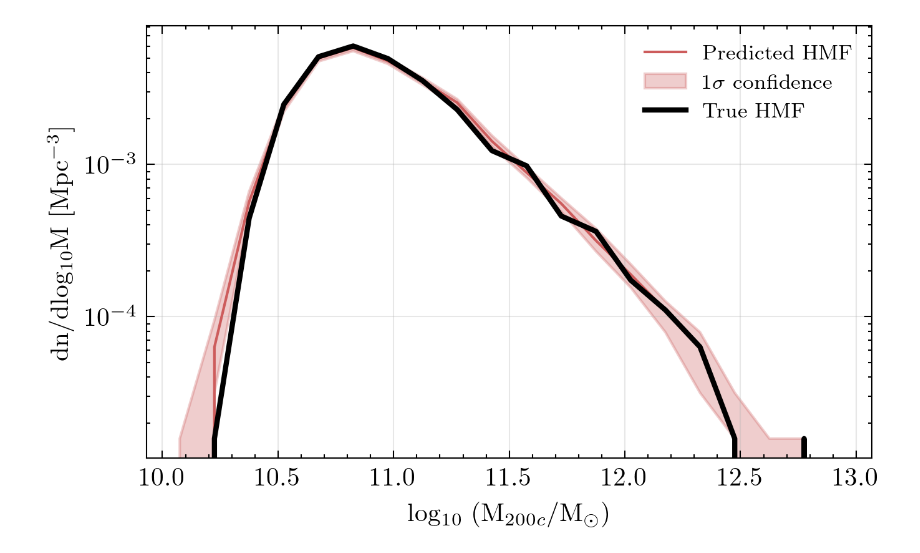
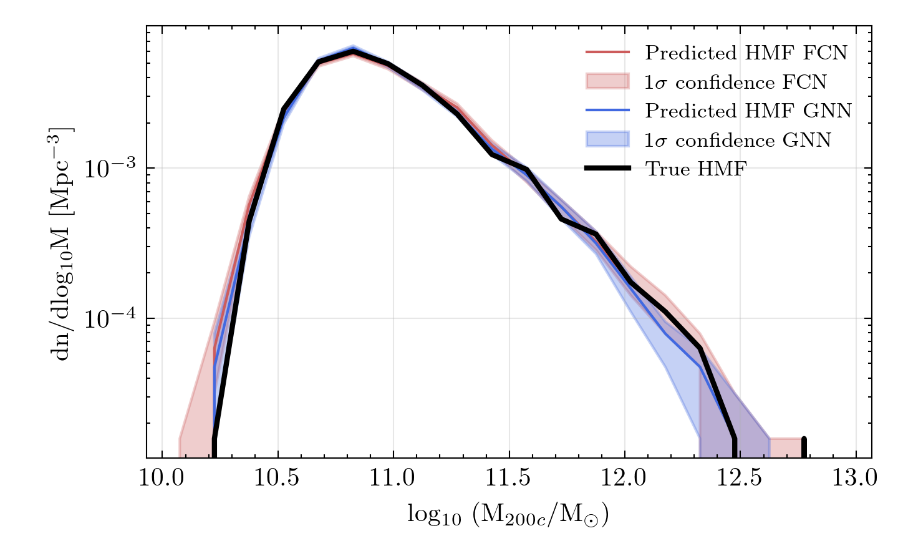
Before and after one commit to lenazami/HaloGNN, a Jupyter notebook: plots.ipynb, the cells around one changed output. Drawn from its saved outputs; the diff is of its cells as text; code cells hidden in the pictures.

```diff
--- a/plots.ipynb
+++ b/plots.ipynb
@@ -138,0 +166,12 @@ ASTRID ASTRID
+# %%
+trained_on = ['TNG', 'ASTRID']
+tested_on = ['TNG', 'ASTRID']
+truths_gnn = {}
+predictions_gnn = {}
+
+for train in trained_on:
+    for  test in tested_on:
+        print(train, test)
+        truths_gnn[f'{train}_{test}'], predictions_gnn[f'{train}_{test}'] = get_gnn_predictions(
+            train, test, z, observable_features_only=False,
+        )
@@ -305,14 +396,21 @@ def compute_hmf_with_uncertainties(
     return bin_centers, true_hmf, pred_hmf, pred_hmf_lower, pred_hmf_upper
 
 def plot_hmf_comparison(bin_centers, true_hmf,
-                       pred_hmf, pred_hmf_lower, pred_hmf_upper):
+                       pred_hmf, pred_hmf_lower, pred_hmf_upper,
+                       pred_hmf_gnn, pred_hmf_lower_gnn, pred_hmf_upper_gnn,
+):
     """Plot comparison between true and predicted HMFs with uncertainties"""
     plt.figure(figsize=(5, 3))
 
 
-    plt.plot(bin_centers, pred_hmf, linestyle='-', color='indianred', label='Predicted HMF')
+    plt.plot(bin_centers, pred_hmf, linestyle='-', color='indianred', label='Predicted HMF FCN')
     plt.fill_between(bin_centers, pred_hmf_lower, pred_hmf_upper,
-                    color='indianred', alpha=0.3, label=r'$1\sigma$ confidence')
+                    color='indianred', alpha=0.3, label=r'$1\sigma$ confidence FCN')
+
+    plt.plot(bin_centers, pred_hmf_gnn, linestyle='-', color='royalblue', label='Predicted HMF GNN')
+    plt.fill_between(bin_centers, pred_hmf_lower_gnn, pred_hmf_upper_gnn,
+                    color='royalblue', alpha=0.3, label=r'$1\sigma$ confidence GNN')
+
 
     plt.plot(bin_centers, true_hmf, color='black', label='True HMF', linewidth=2, linestyle='-')
     plt.yscale('log')
@@ -325,11 +436,13 @@ def plot_hmf_comparison(bin_centers, true_hmf,
 # %%
 
 train_sim = 'TNG'
 volume = boxsizes[train_sim]**3
 true_masses = truths[f'{train_sim}_{train_sim}']
 predicted_mass_samples = predictions[f'{train_sim}_{train_sim}']
+
 results = compute_hmf_with_uncertainties(true_masses, predicted_mass_samples, volume)
-fig = plot_hmf_comparison(*results)
-plt.savefig(f'paper_figures/hmf.pdf')
+results_gnn = compute_hmf_with_uncertainties(truths_gnn[f'{train_sim}_{train_sim}'], predictions_gnn[f'{train_sim}_{train_sim}'], volume)
+fig = plot_hmf_comparison(*results, *results_gnn[2:])
+#plt.savefig(f'paper_figures/hmf.pdf')
 # %% [output]
-[figure, old version]
+[figure, new version]
```
Also changed, not shown: parts of 18 cells of this notebook, 5 other files.
